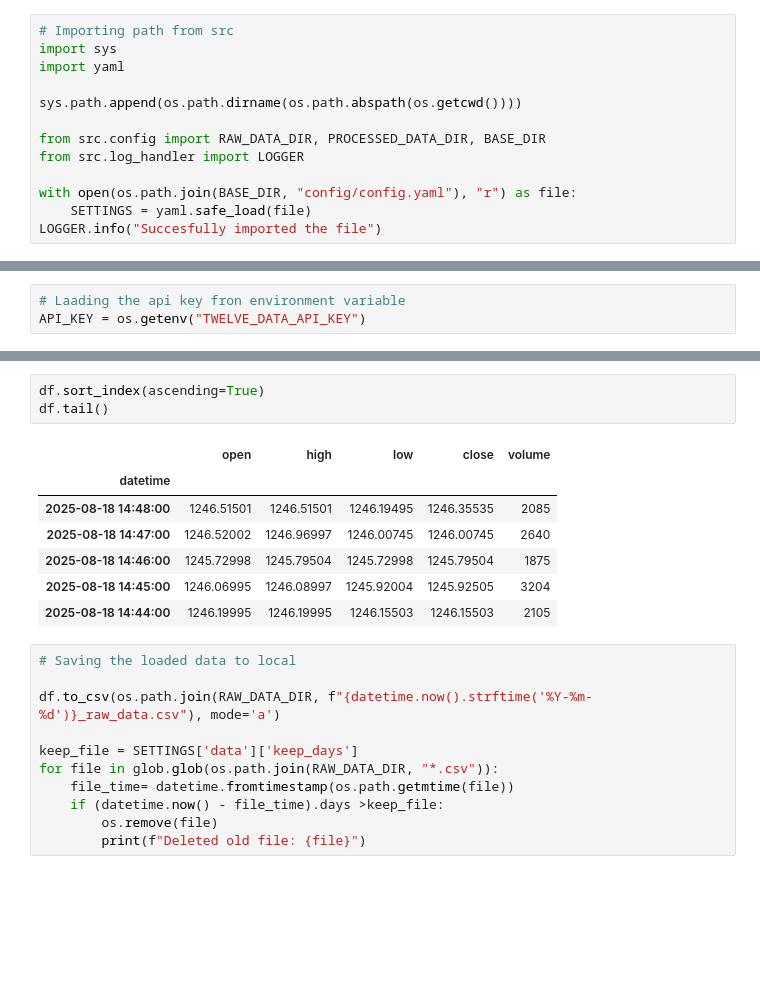
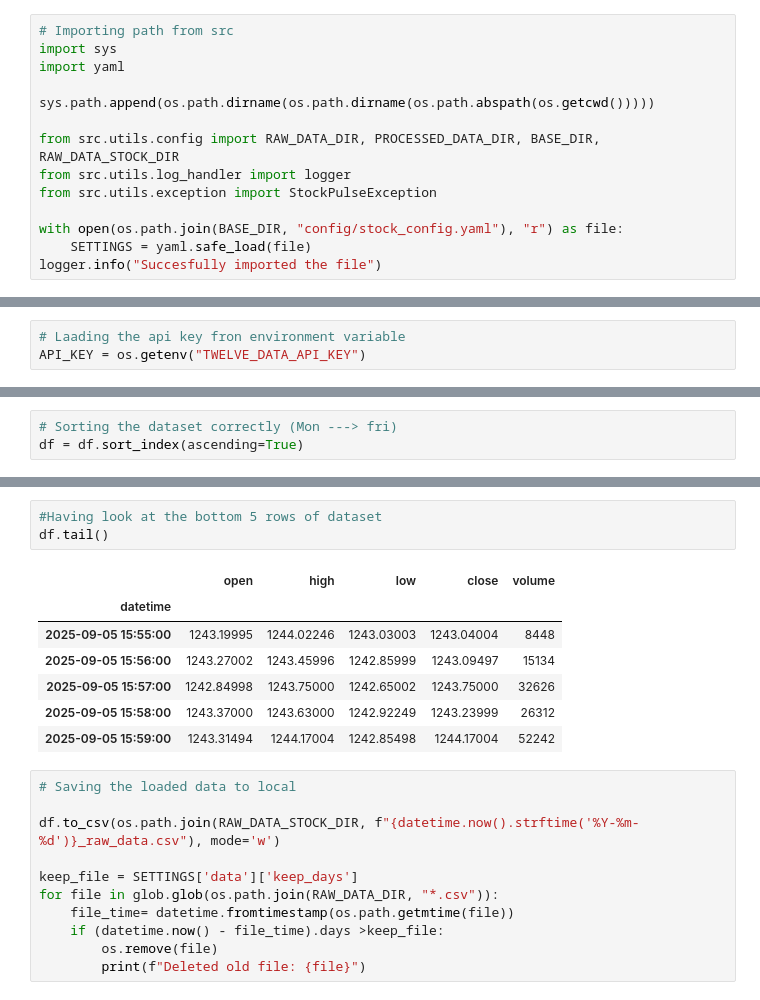
Before and after one commit to Tush2602/StockPulse, a Jupyter notebook: notebooks/stock/01_data_collection.ipynb, the cells around one changed output, grey strips where cells are left out. Drawn from its saved outputs; the diff is of its cells as text; blank space fills up the shorter version.

```diff
--- a/notebooks/stock/01_data_collection.ipynb
+++ b/notebooks/stock/01_data_collection.ipynb
@@ -12,11 +12,12 @@ import glob
 import sys
 import yaml
 
-sys.path.append(os.path.dirname(os.path.abspath(os.getcwd())))
+sys.path.append(os.path.dirname(os.path.dirname(os.path.abspath(os.getcwd()))))
 
-from src.config import RAW_DATA_DIR, PROCESSED_DATA_DIR, BASE_DIR
-from src.log_handler import LOGGER
+from src.utils.config import RAW_DATA_DIR, PROCESSED_DATA_DIR, BASE_DIR, RAW_DATA_STOCK_DIR
+from src.utils.log_handler import logger
+from src.utils.exception import StockPulseException
 
-with open(os.path.join(BASE_DIR, "config/config.yaml"), "r") as file:
+with open(os.path.join(BASE_DIR, "config/stock_config.yaml"), "r") as file:
     SETTINGS = yaml.safe_load(file)
-LOGGER.info("Succesfully imported the file")
+logger.info("Succesfully imported the file")
@@ -58,3 +53,6 @@ obj = td.time_series(
 )
 
 df = obj.as_pandas()
+# %%
+# Sorting the dataset correctly (Mon ---> fri)
+df = df.sort_index(ascending=True)
@@ -61,18 +70,18 @@ df = obj.as_pandas()
 # %%
-df.sort_index(ascending=True)
+#Having look at the bottom 5 rows of dataset
 df.tail()
 # %% [output]
 |  | open | high | low | close | volume |
 | datetime |  |  |  |  |  |
-| 2025-08-18 14:48:00 | 1246.51501 | 1246.51501 | 1246.19495 | 1246.35535 | 2085 |
-| 2025-08-18 14:47:00 | 1246.52002 | 1246.96997 | 1246.00745 | 1246.00745 | 2640 |
-| 2025-08-18 14:46:00 | 1245.72998 | 1245.79504 | 1245.72998 | 1245.79504 | 1875 |
-| 2025-08-18 14:45:00 | 1246.06995 | 1246.08997 | 1245.92004 | 1245.92505 | 3204 |
-| 2025-08-18 14:44:00 | 1246.19995 | 1246.19995 | 1246.15503 | 1246.15503 | 2105 |
+| 2025-09-05 15:55:00 | 1243.19995 | 1244.02246 | 1243.03003 | 1243.04004 | 8448 |
+| 2025-09-05 15:56:00 | 1243.27002 | 1243.45996 | 1242.85999 | 1243.09497 | 15134 |
+| 2025-09-05 15:57:00 | 1242.84998 | 1243.75000 | 1242.65002 | 1243.75000 | 32626 |
+| 2025-09-05 15:58:00 | 1243.37000 | 1243.63000 | 1242.92249 | 1243.23999 | 26312 |
+| 2025-09-05 15:59:00 | 1243.31494 | 1244.17004 | 1242.85498 | 1244.17004 | 52242 |
 # %%
 # Saving the loaded data to local
 
-df.to_csv(os.path.join(RAW_DATA_DIR, f"{datetime.now().strftime('%Y-%m-%d')}_raw_data.csv"), mode='a')
+df.to_csv(os.path.join(RAW_DATA_STOCK_DIR, f"{datetime.now().strftime('%Y-%m-%d')}_raw_data.csv"), mode='w')
 
 keep_file = SETTINGS['data']['keep_days']
 for file in glob.glob(os.path.join(RAW_DATA_DIR, "*.csv")):
```
Also changed, not shown: parts of 4 cells of this notebook, 11 other files.
